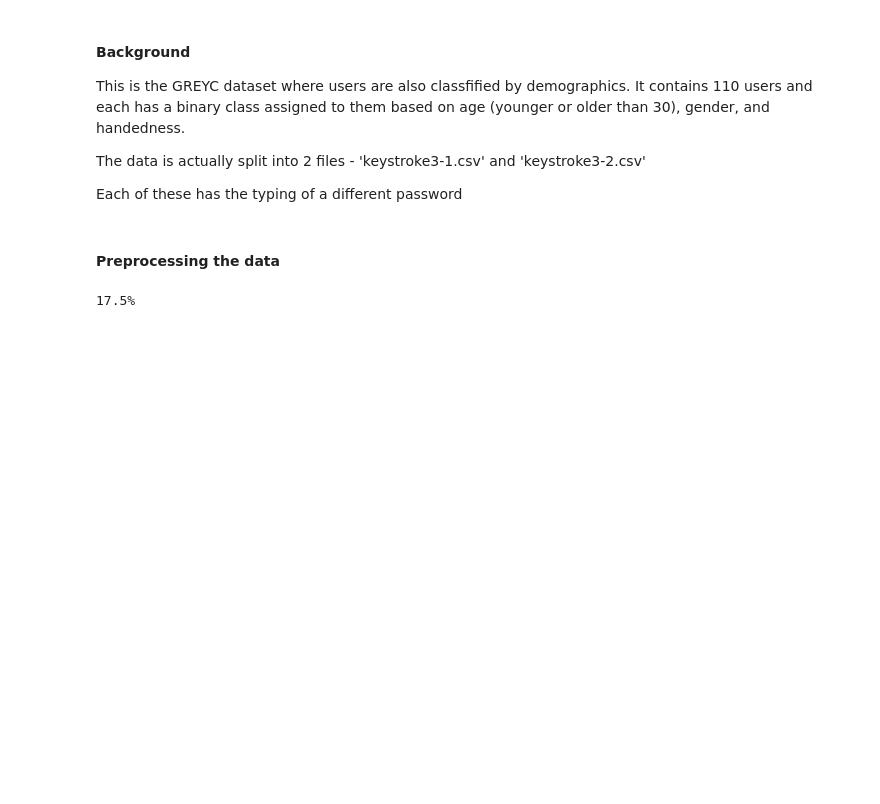
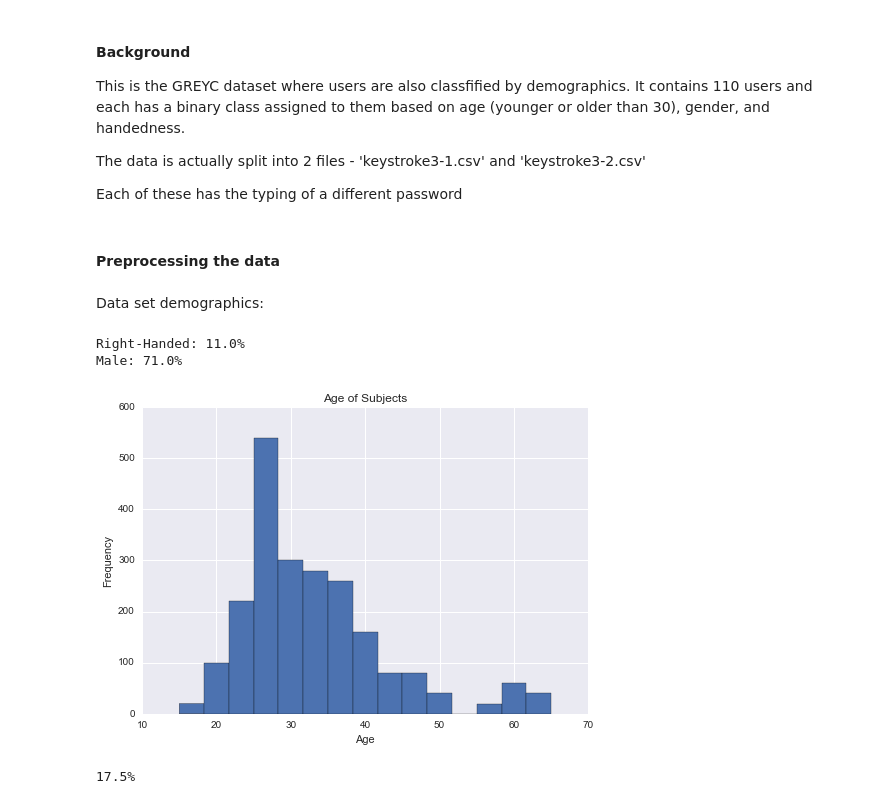
Before and after one commit to sbalanovich/APM115Proj1, a Jupyter notebook: src/Serguei Workspace.ipynb, the cells around one changed output. Cells and saved outputs as stored; diff of their text form; code cells hidden in the pictures; blank space fills up the shorter version.

```diff
--- a/src/Serguei Workspace.ipynb
+++ b/src/Serguei Workspace.ipynb
@@ -334,7 +346,11 @@ Each of these has the typing of a different password
 filename = "../data/keystroke3-1.csv"
 # %%
 X = []
-y = []
+Y = []
+
+gender = []
+age = []
+handedness = []
 
 with open(filename, 'r') as f:
     reader = csv.reader(f)
@@ -346,9 +362,36 @@ with open(filename, 'r') as f:
         rw = list(map(lambda x: x/10000000., (map(int, row[6].split(' ')[1:61]))))
         if len(rw) < 5:
             print(rw)
+
         X.append(rw)
-        y.append(int(row[0]))
+        Y.append(int(row[0]))
+
+        gender.append(row[1])
+        age.append(int(row[2]))
+        handedness.append(row[3])
 
 # normalize with mean 0 and variance 1
 X = preprocessing.scale(X)
+
+# 1 = female, 0 = male
+gender = [0 if x == 'M' else 1 for x in gender]
+
+# 1 = right, 0 = left
+handedness = [0 if x == 'L' else 1 for x in handedness]
+# %% [markdown]
+Data set demographics:
+# %%
+print('Right-Handed: ' + str(np.round(handedness.count(0)/len(handedness),2)*100) + '%')
+print('Male: ' + str(np.round(gender.count(0)/len(gender),2)*100) + '%')
+
+plt.figure()
+plt.hist(age,bins = 15)
+plt.title('Age of Subjects')
+plt.xlabel('Age')
+plt.ylabel('Frequency')
+plt.show()
+# %% [output]
+Right-Handed: 11.0%
+Male: 71.0%
+[figure, added]
 # %%
```
Also changed, not shown: parts of 21 cells of this notebook.
